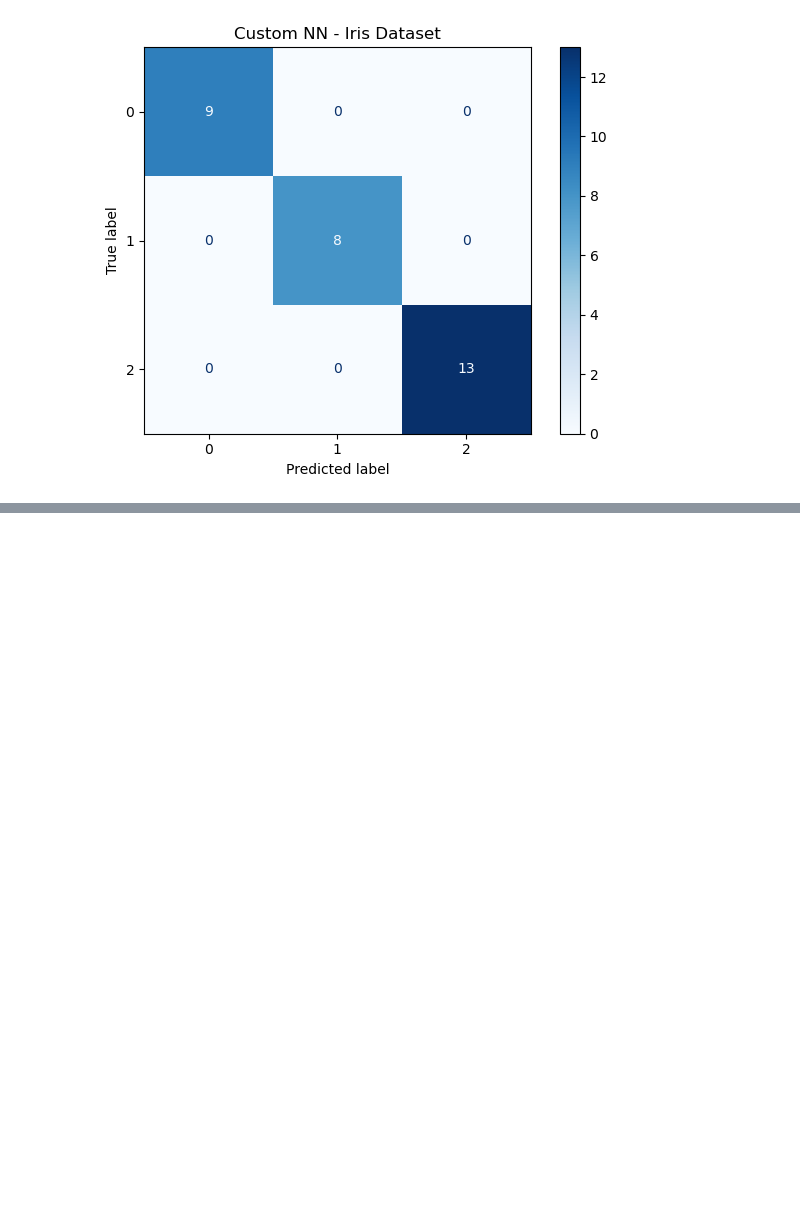
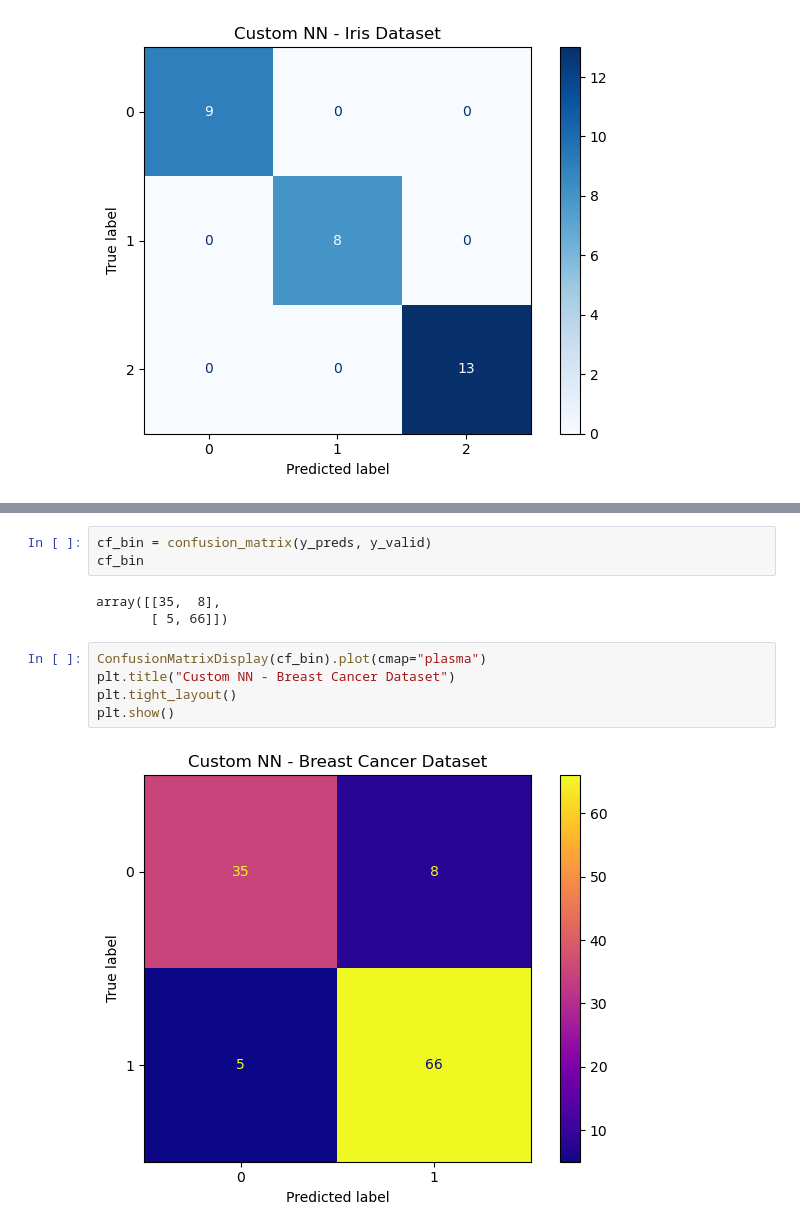
Before and after one commit to Param302/ML-Practice, a Jupyter notebook: ANN_from_Scratch.ipynb, the cells around one changed output, grey strips where cells are left out. Drawn from its saved outputs; the diff is of its cells as text; blank space fills up the shorter version.

```diff
--- a/ANN_from_Scratch.ipynb
+++ b/ANN_from_Scratch.ipynb
@@ -491,0 +606,13 @@ plt.show()
+# %%
+cf_bin = confusion_matrix(y_preds, y_valid)
+cf_bin
+# %% [output]
+array([[35,  8],
+       [ 5, 66]])
+# %%
+ConfusionMatrixDisplay(cf_bin).plot(cmap="plasma")
+plt.title("Custom NN - Breast Cancer Dataset")
+plt.tight_layout()
+plt.show()
+# %% [output]
+[figure, added]
```
Also changed, not shown: parts of 16 cells of this notebook.
